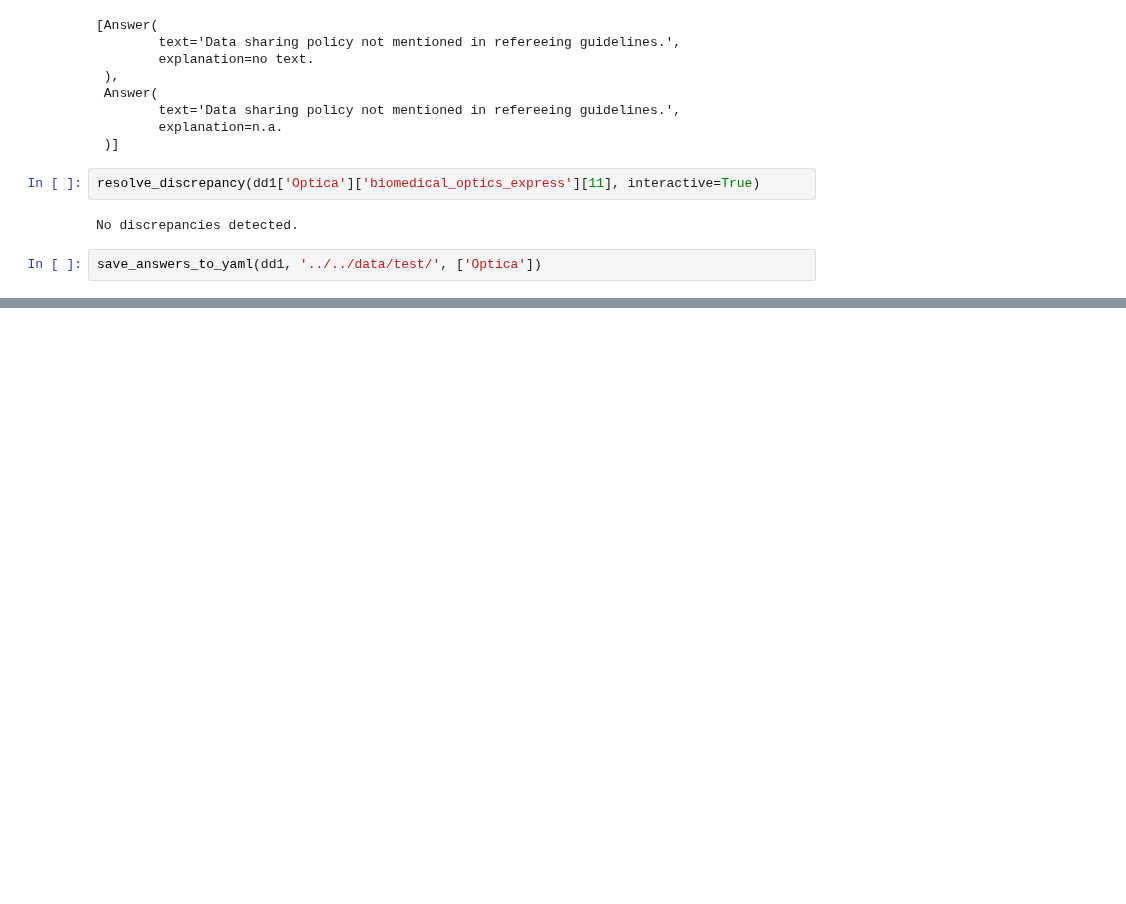
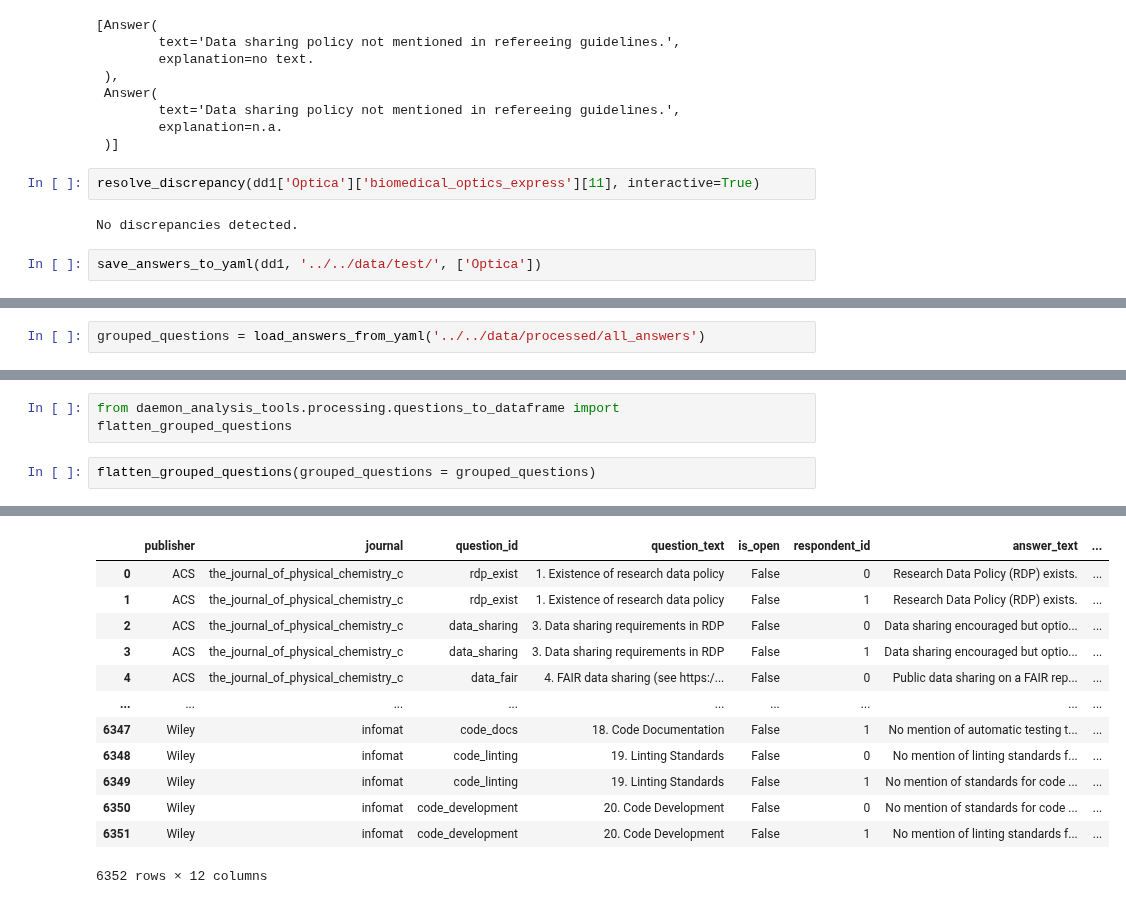
Before and after one commit to daemoncost/Journal-Research-Data-Policy, a Jupyter notebook: notebooks/exploration/Resolving_discrepancies.ipynb, the cells around one changed output, grey strips where cells are left out. Saved outputs shown, nothing was run; the diff lists cells and outputs as text; blank space fills up the shorter version.

Commit message:
added questions to pandas

```diff
--- a/notebooks/exploration/Resolving_discrepancies.ipynb
+++ b/notebooks/exploration/Resolving_discrepancies.ipynb
@@ -23,0 +26,2 @@ save_answers_to_yaml(dd1, '../../data/test/', ['Optica'])
+# %%
+grouped_questions = load_answers_from_yaml('../../data/processed/all_answers')
@@ -23,0 +66,5 @@ save_answers_to_yaml(dd1, '../../data/test/', ['Optica'])
+# %%
+from daemon_analysis_tools.processing.questions_to_dataframe import flatten_grouped_questions
+# %%
+flatten_grouped_questions(grouped_questions = grouped_questions)
+# %% [output]
@@ -23,0 +88,13 @@ save_answers_to_yaml(dd1, '../../data/test/', ['Optica'])
+|  | publisher | journal | question_id | question_text | is_open | respondent_id | answer_text | ... |
+| 0 | ACS | the_journal_of_physical_chemistry_c | rdp_exist | 1. Existence of research data policy | False | 0 | Research Data Policy (RDP) exists. | ... |
+| 1 | ACS | the_journal_of_physical_chemistry_c | rdp_exist | 1. Existence of research data policy | False | 1 | Research Data Policy (RDP) exists. | ... |
+| 2 | ACS | the_journal_of_physical_chemistry_c | data_sharing | 3. Data sharing requirements in RDP | False | 0 | Data sharing encouraged but optio... | ... |
+| 3 | ACS | the_journal_of_physical_chemistry_c | data_sharing | 3. Data sharing requirements in RDP | False | 1 | Data sharing encouraged but optio... | ... |
+| 4 | ACS | the_journal_of_physical_chemistry_c | data_fair | 4. FAIR data sharing (see https:/... | False | 0 | Public data sharing on a FAIR rep... | ... |
+| ... | ... | ... | ... | ... | ... | ... | ... | ... |
+| 6347 | Wiley | infomat | code_docs | 18. Code Documentation | False | 1 | No mention of automatic testing t... | ... |
+| 6348 | Wiley | infomat | code_linting | 19. Linting Standards | False | 0 | No mention of linting standards f... | ... |
+| 6349 | Wiley | infomat | code_linting | 19. Linting Standards | False | 1 | No mention of standards for code ... | ... |
+| 6350 | Wiley | infomat | code_development | 20. Code Development | False | 0 | No mention of standards for code ... | ... |
+| 6351 | Wiley | infomat | code_development | 20. Code Development | False | 1 | No mention of linting standards f... | ... |
+6352 rows × 12 columns
```
Also changed, not shown: parts of 4 cells of this notebook, 2 other files.
